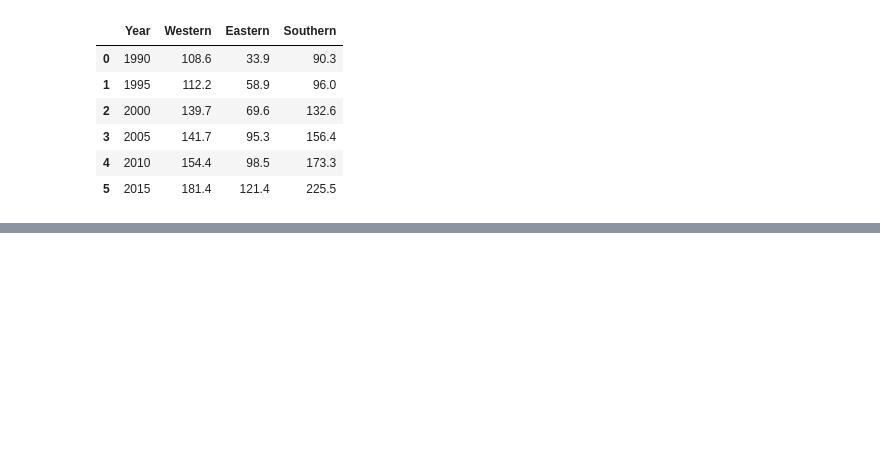
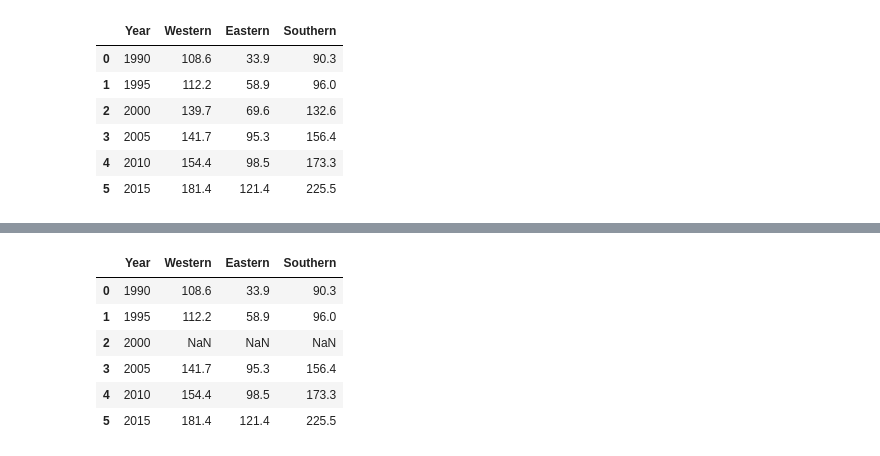
Before and after one commit to rahulsing/Plotly, a Jupyter notebook: 01_LineChart.ipynb, the cells around one changed output, grey strips where cells are left out. Cells and saved outputs as stored; diff of their text form; code cells hidden in the pictures; blank space fills up the shorter version.

```diff
--- a/01_LineChart.ipynb
+++ b/01_LineChart.ipynb
@@ -67,0 +128,15 @@ trace1=go.Scatter(
+# %%
+europe_tourism_data['Western'].iat[2]=None
+europe_tourism_data['Eastern'].iat[2]=None
+europe_tourism_data['Southern'].iat[2]=None
+
+
+europe_tourism_data
+# %% [output]
+|  | Year | Western | Eastern | Southern |
+| 0 | 1990 | 108.6 | 33.9 | 90.3 |
+| 1 | 1995 | 112.2 | 58.9 | 96.0 |
+| 2 | 2000 | NaN | NaN | NaN |
+| 3 | 2005 | 141.7 | 95.3 | 156.4 |
+| 4 | 2010 | 154.4 | 98.5 | 173.3 |
+| 5 | 2015 | 181.4 | 121.4 | 225.5 |
```
Also changed, not shown: parts of 11 cells of this notebook.
